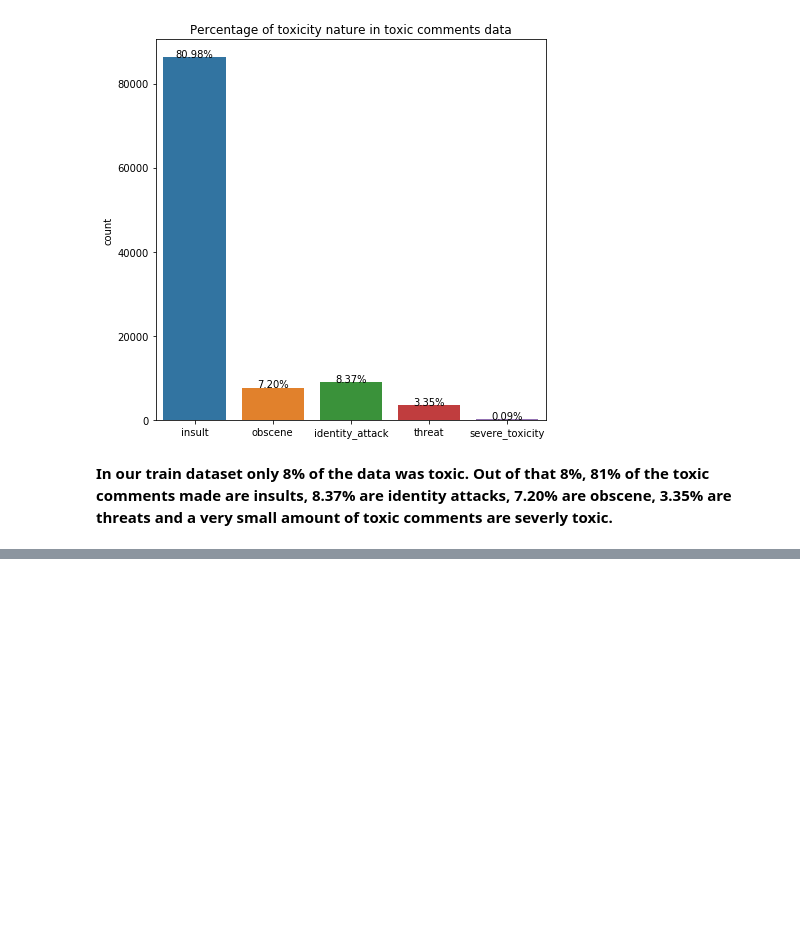
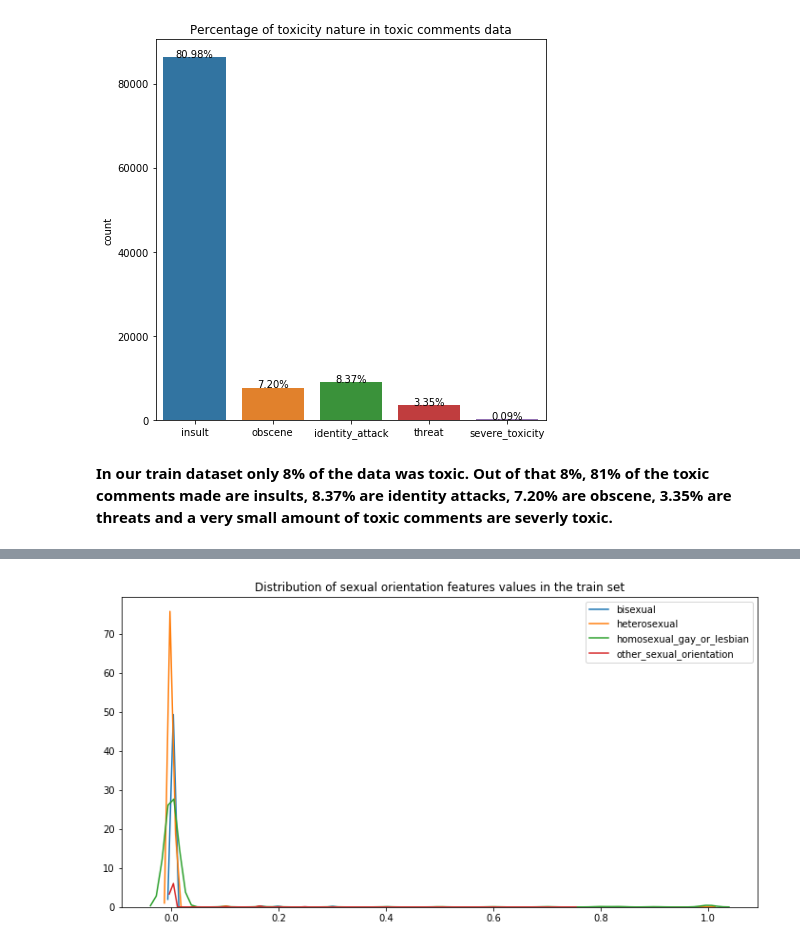
Before and after one commit to kkulkarnee/Text-classification, a Jupyter notebook: Toxicity_Classification.ipynb, the cells around one changed output, grey strips where cells are left out. Saved outputs shown, nothing was run; the diff lists cells and outputs as text; code cells hidden in the pictures; blank space fills up the shorter version.

```diff
--- a/Toxicity_Classification.ipynb
+++ b/Toxicity_Classification.ipynb
@@ -321,0 +346,5 @@ plt.show()
+# %%
+features = ['bisexual', 'heterosexual', 'homosexual_gay_or_lesbian', 'other_sexual_orientation']
+plot_features_distribution(features, "Distribution of sexual orientation features values in the train set", temp)
+# %% [output]
+[figure, added]
```
Also changed, not shown: parts of 38 cells of this notebook.
